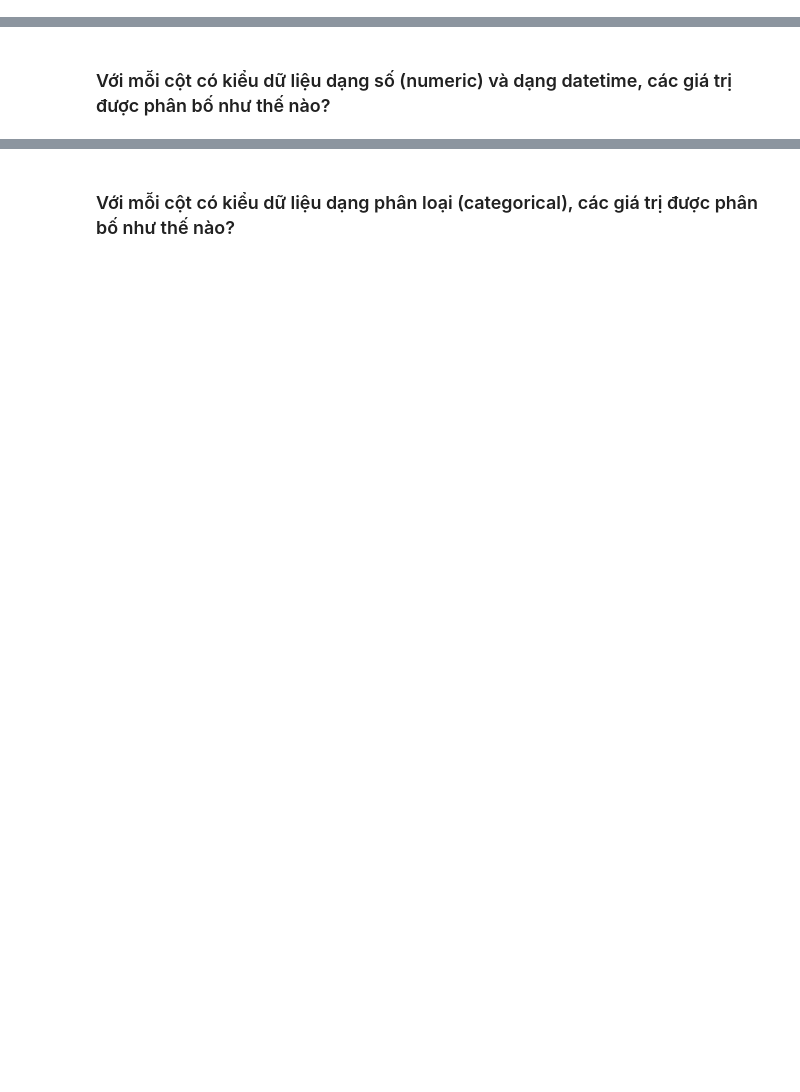
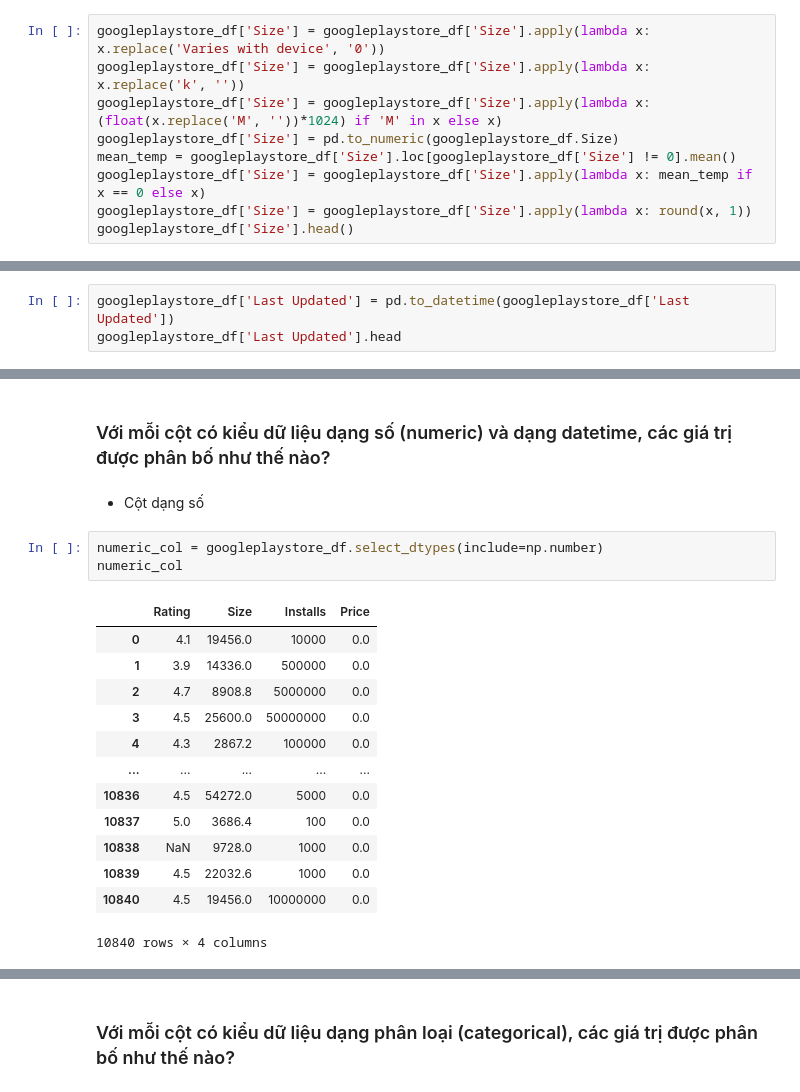
Before and after one commit to ThaoThong21/P4DS-CQ19-FinalProject, a Jupyter notebook: Finalproj.ipynb, the cells around one changed output, grey strips where cells are left out. Drawn from its saved outputs; the diff is of its cells as text; blank space fills up the shorter version.

```diff
--- a/Finalproj.ipynb
+++ b/Finalproj.ipynb
@@ -169,0 +207,9 @@ googleplaystore_df = googleplaystore_df.drop(googleplaystore_df.index[googleplay
+# %%
+googleplaystore_df['Size'] = googleplaystore_df['Size'].apply(lambda x: x.replace('Varies with device', '0'))
+googleplaystore_df['Size'] = googleplaystore_df['Size'].apply(lambda x: x.replace('k', ''))
+googleplaystore_df['Size'] = googleplaystore_df['Size'].apply(lambda x: (float(x.replace('M', ''))*1024) if 'M' in x else x)
+googleplaystore_df['Size'] = pd.to_numeric(googleplaystore_df.Size)
+mean_temp = googleplaystore_df['Size'].loc[googleplaystore_df['Size'] != 0].mean()
+googleplaystore_df['Size'] = googleplaystore_df['Size'].apply(lambda x: mean_temp if x == 0 else x)
+googleplaystore_df['Size'] = googleplaystore_df['Size'].apply(lambda x: round(x, 1))
+googleplaystore_df['Size'].head()
@@ -201,0 +257,3 @@ array([  0.  ,   4.99,   3.99,   6.99,   1.49,   2.99,   7.99,   5.99,
+# %%
+googleplaystore_df['Last Updated'] = pd.to_datetime(googleplaystore_df['Last Updated'])
+googleplaystore_df['Last Updated'].head
@@ -202,2 +273,21 @@ array([  0.  ,   4.99,   3.99,   6.99,   1.49,   2.99,   7.99,   5.99,
 # %% [markdown]
 ### Với mỗi cột có kiểu dữ liệu dạng số (numeric) và dạng datetime, các giá trị được phân bố như thế nào?
+# %% [markdown]
+ - Cột dạng số
+# %%
+numeric_col = googleplaystore_df.select_dtypes(include=np.number)
+numeric_col
+# %% [output]
+|  | Rating | Size | Installs | Price |
+| 0 | 4.1 | 19456.0 | 10000 | 0.0 |
+| 1 | 3.9 | 14336.0 | 500000 | 0.0 |
+| 2 | 4.7 | 8908.8 | 5000000 | 0.0 |
+| 3 | 4.5 | 25600.0 | 50000000 | 0.0 |
+| 4 | 4.3 | 2867.2 | 100000 | 0.0 |
+| ... | ... | ... | ... | ... |
+| 10836 | 4.5 | 54272.0 | 5000 | 0.0 |
+| 10837 | 5.0 | 3686.4 | 100 | 0.0 |
+| 10838 | NaN | 9728.0 | 1000 | 0.0 |
+| 10839 | 4.5 | 22032.6 | 1000 | 0.0 |
+| 10840 | 4.5 | 19456.0 | 10000000 | 0.0 |
+10840 rows × 4 columns
```
Also changed, not shown: parts of 22 cells of this notebook.
